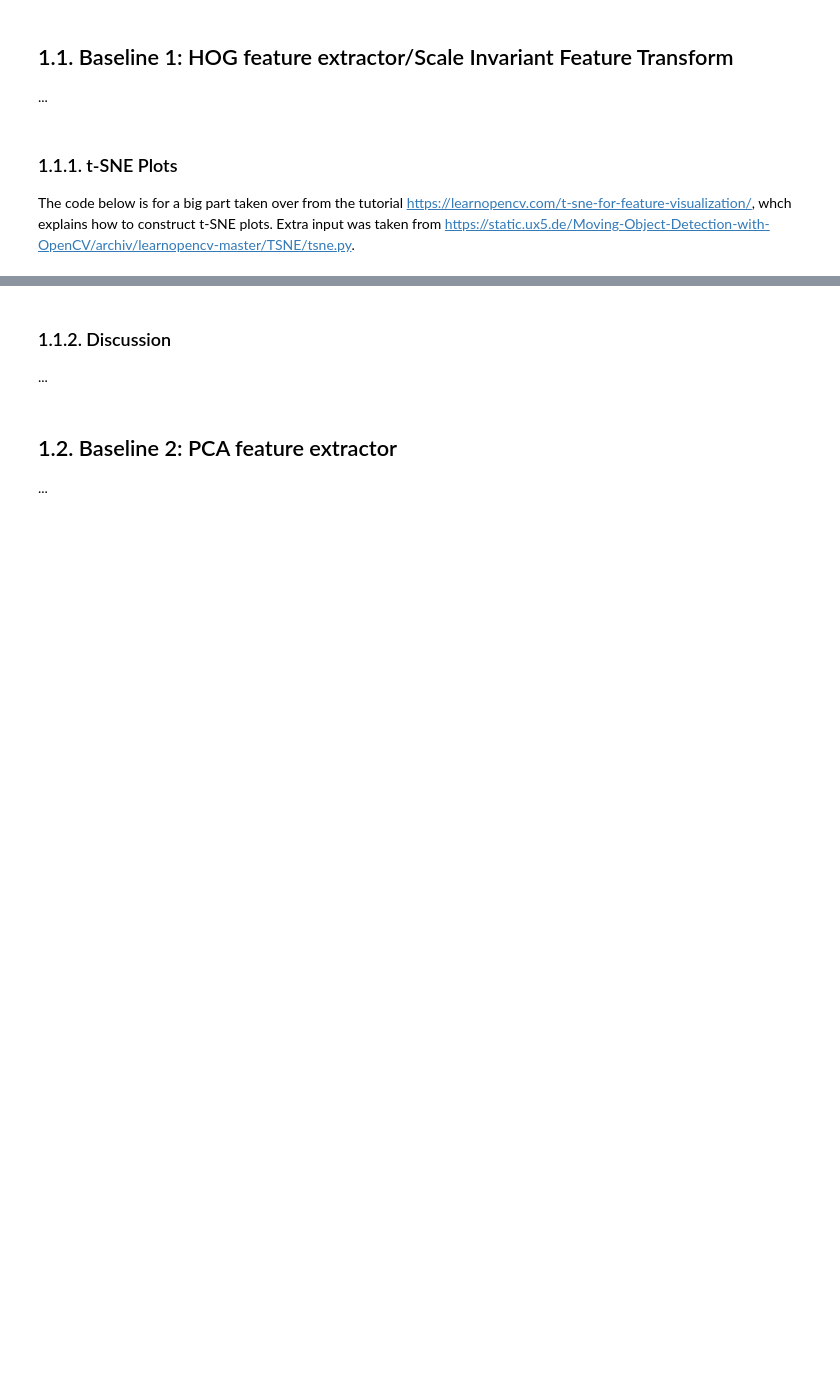
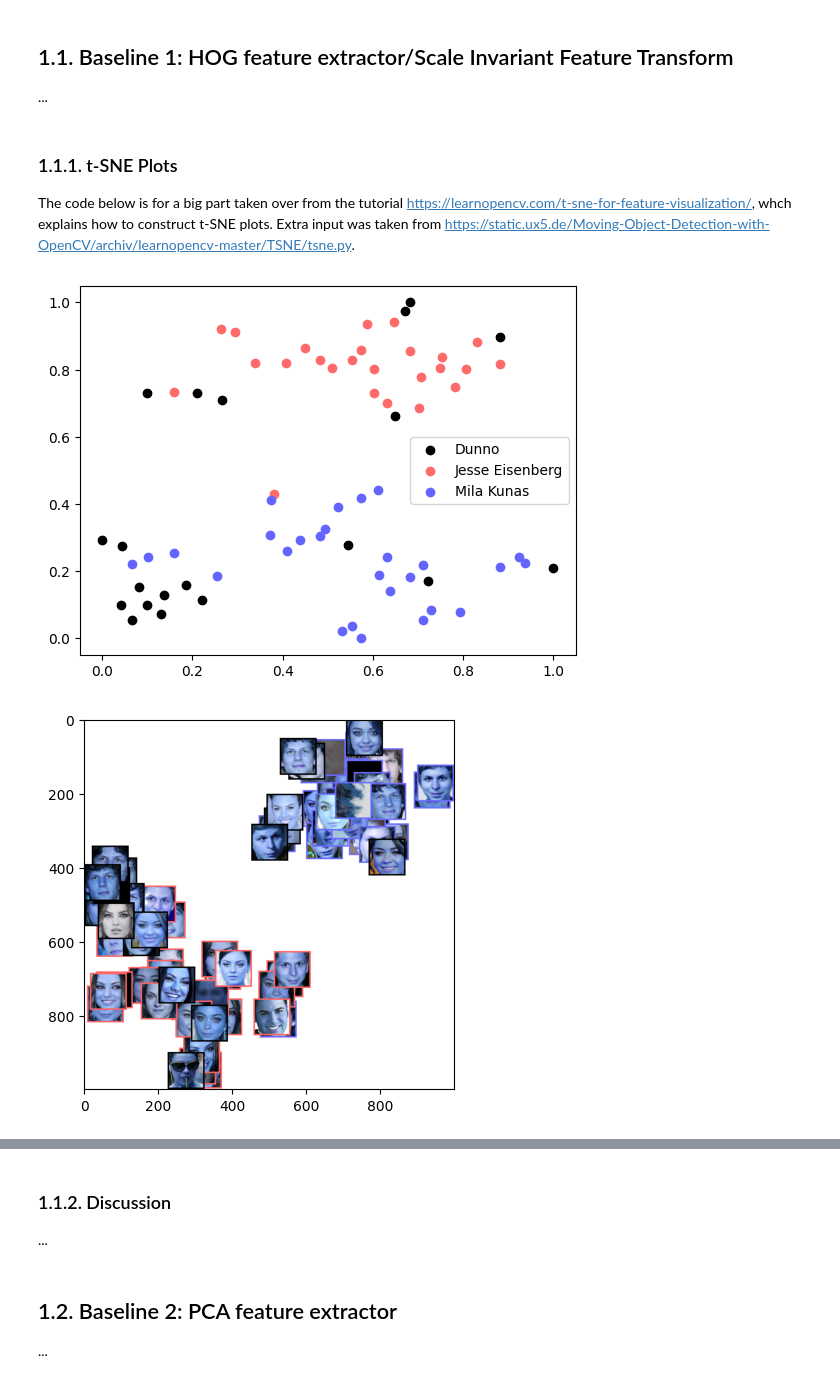
Before and after one commit to RebekkaHaley/cv-group-assignment-1, a Jupyter notebook: template_GA1.ipynb, the cells around one changed output, grey strips where cells are left out. Saved outputs shown, nothing was run; the diff lists cells and outputs as text; code cells hidden in the pictures; blank space fills up the shorter version.

```diff
--- a/template_GA1.ipynb
+++ b/template_GA1.ipynb
@@ -330,9 +305,10 @@ class HOGFeatureExtractor(IdentityFeatureExtractor):
 
 hog_features_list = []
 hfe = HOGFeatureExtractor()
-for image in train_X:
+for image in train_X_removed:
     result = hfe.transform(image)
     hog_features_list.append(result)
+hog_features_list = np.array(hog_features_list)
 # %% [markdown]
 ### 1.1.1. t-SNE Plots
 The code below is for a big part taken over from the tutorial https://learnopencv.com/t-sne-for-feature-visualization/, whch explains how to construct t-SNE plots.  Extra input was taken from https://static.ux5.de/Moving-Object-Detection-with-OpenCV/archiv/learnopencv-master/TSNE/tsne.py.
@@ -455,33 +431,36 @@ class TsneVisualiser:
         # we'll put the image centers in the central area of the plot
         # and use offsets to make sure the images fit the plot
         offset = max_image_size // 2
         image_centers_area_size = plot_size - 2 * offset
 
         # now we'll put a small copy of every image to its corresponding T-SNE coordinate
         for image, label, x, y in zip(images, labels, tx, ty):
             # image = cv2.imread(image_path)
 
             # scale the image to put it to the plot
             image = self.scale_image(image, max_image_size)
 
             # draw a rectangle with a color corresponding to the image class
             image = self.draw_rectangle_by_class(image, label)
 
             # compute the coordinates of the image on the scaled plot visualization
             tl_x, tl_y, br_x, br_y = self.compute_plot_coordinates(image, x, y, image_centers_area_size, offset)
 
             # put the image to its t-SNE coordinates using numpy sub-array indices
             tsne_plot[tl_y:br_y, tl_x:br_x, :] = image
 
         image_rgb = cv2.cvtColor(tsne_plot, cv2.COLOR_BGR2RGB)
         # initialize a matplotlib plot
         fig = plt.figure("Jesse or Mila images")
         ax = fig.add_subplot()
 
         plt.imshow(image_rgb)
         #plt.axis("off")
 
 tv = TsneVisualiser()
-tv.visualise_features(np.array(hog_features_list), train_y)
-tx, ty = tv.extract_features_embedded(np.array(hog_features_list))
-tv.visualise_images(train_X, train_y, tx, ty)
+tv.visualise_features(hog_features_list, train_Y_removed)
+tx, ty = tv.extract_features_embedded(hog_features_list)
+tv.visualise_images(train_X, train_Y_removed, tx, ty)
+# %% [output]
+[figure, added]
+[figure, added]
```
Also changed, not shown: parts of 9 cells of this notebook.
